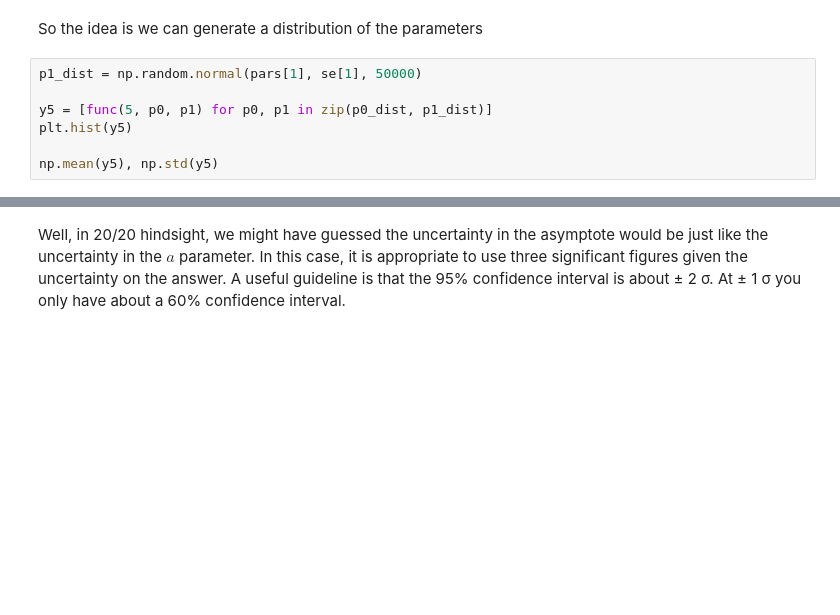
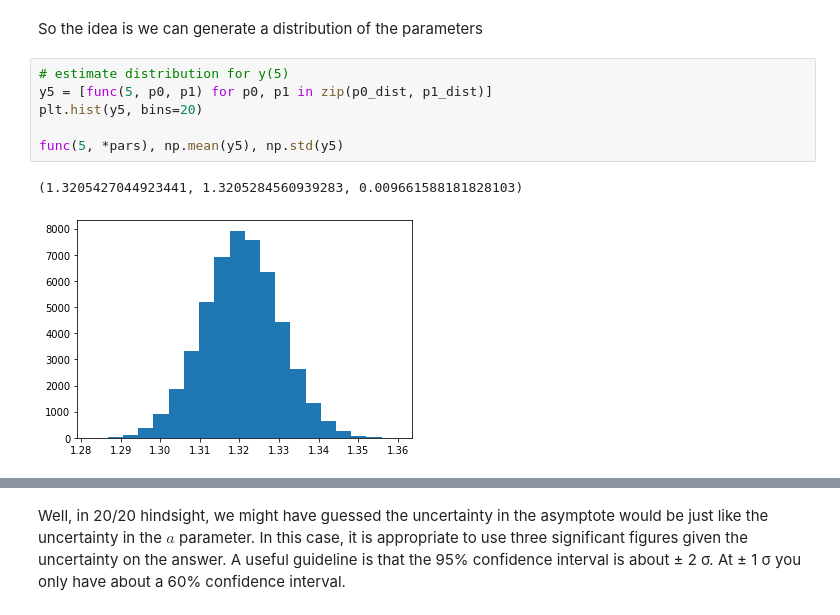
Before and after one commit to Steel-Bank-codespaces/f22-06623, a Jupyter notebook: lectures/11-regression/11-regression.ipynb, the cells around one changed output, grey strips where cells are left out. Cells and saved outputs as stored; diff of their text form; blank space fills up the shorter version.

```diff
--- a/lectures/11-regression/11-regression.ipynb
+++ b/lectures/11-regression/11-regression.ipynb
@@ -349,11 +506,13 @@ plt.hist(p0_dist, bins=20);
 # %% [markdown]
 So the idea is we can generate a distribution of the parameters
 # %%
-p1_dist = np.random.normal(pars[1], se[1], 50000)
+# estimate distribution for y(5)
+y5 = [func(5, p0, p1) for p0, p1 in zip(p0_dist, p1_dist)]
+plt.hist(y5, bins=20)
 
-y5 = [func(5, p0, p1) for p0, p1 in zip(p0_dist, p1_dist)]
-plt.hist(y5)
-
-np.mean(y5), np.std(y5)
+func(5, *pars), np.mean(y5), np.std(y5)
+# %% [output]
+(1.3205427044923441, 1.3205284560939283, 0.009661588181828103)
+[figure, added]
 # %%
 se
```
Also changed, not shown: parts of 34 cells of this notebook, 1 other file.
